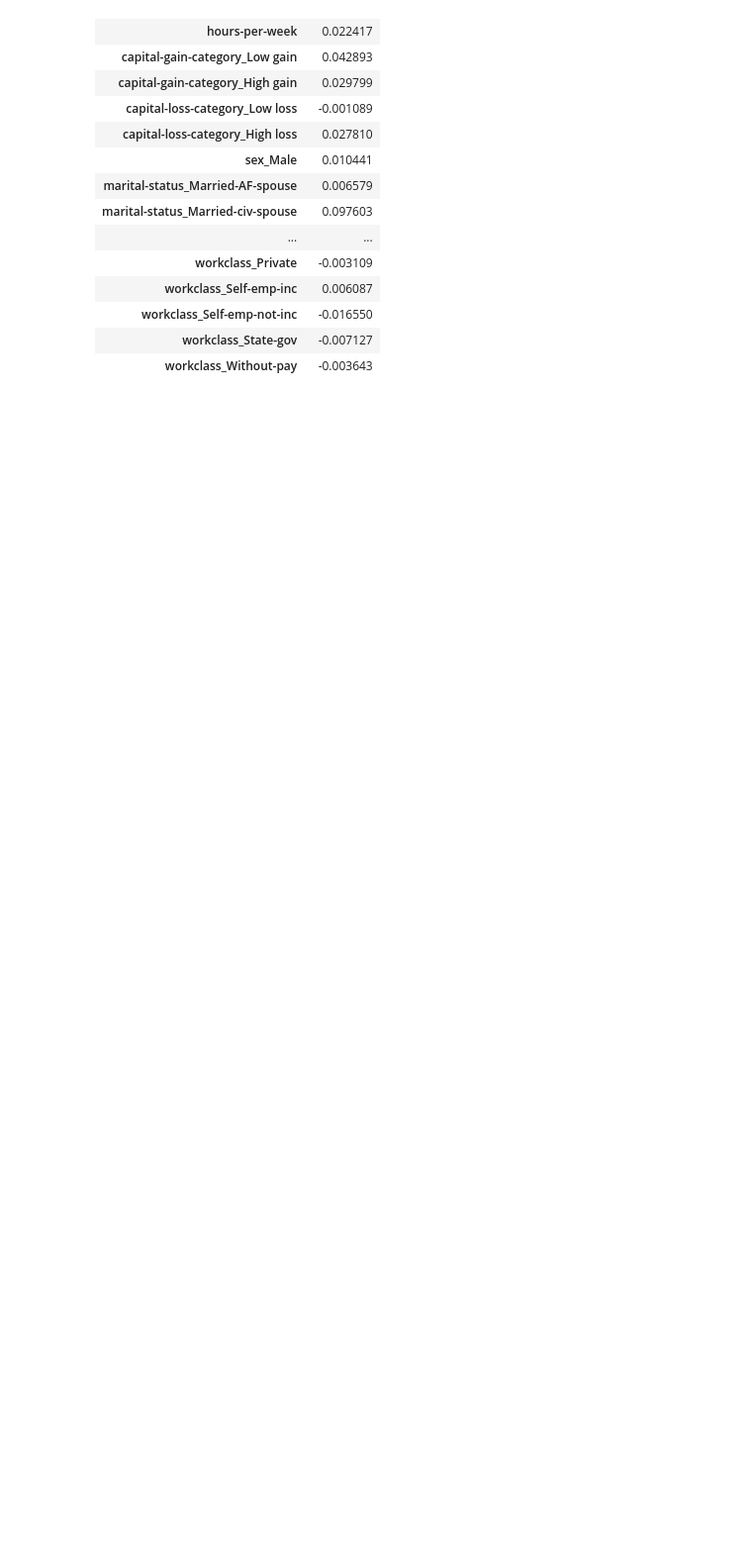
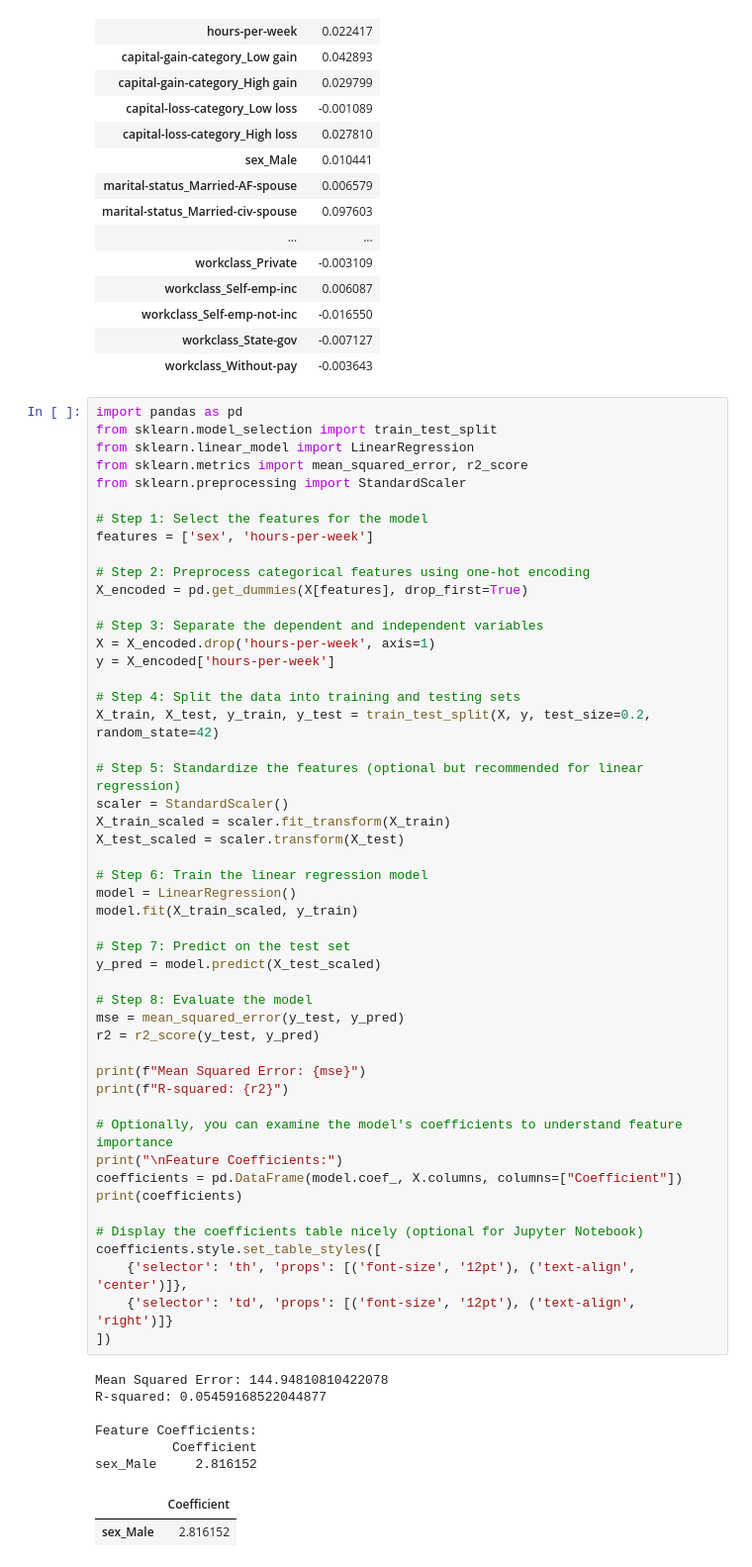
Before and after one commit to saerarawas/AAI614_rawas, a Jupyter notebook: AAI614O_Rawas_Saera_Graded_Assessment_Project1.ipynb, the cells around one changed output. Shown at 99% size. Drawn from its saved outputs; the diff is of its cells as text; blank space fills up the shorter version.

```diff
--- a/AAI614O_Rawas_Saera_Graded_Assessment_Project1.ipynb
+++ b/AAI614O_Rawas_Saera_Graded_Assessment_Project1.ipynb
@@ -840,3 +844,61 @@ Feature Coefficients:
 | workclass_Self-emp-not-inc | -0.016550 |
 | workclass_State-gov | -0.007127 |
 | workclass_Without-pay | -0.003643 |
+# %%
+import pandas as pd
+from sklearn.model_selection import train_test_split
+from sklearn.linear_model import LinearRegression
+from sklearn.metrics import mean_squared_error, r2_score
+from sklearn.preprocessing import StandardScaler
+
+# Step 1: Select the features for the model
+features = ['sex', 'hours-per-week']
+
+# Step 2: Preprocess categorical features using one-hot encoding
+X_encoded = pd.get_dummies(X[features], drop_first=True)
+
+# Step 3: Separate the dependent and independent variables
+X = X_encoded.drop('hours-per-week', axis=1)
+y = X_encoded['hours-per-week']
+
+# Step 4: Split the data into training and testing sets
+X_train, X_test, y_train, y_test = train_test_split(X, y, test_size=0.2, random_state=42)
+
+# Step 5: Standardize the features (optional but recommended for linear regression)
+scaler = StandardScaler()
+X_train_scaled = scaler.fit_transform(X_train)
+X_test_scaled = scaler.transform(X_test)
+
+# Step 6: Train the linear regression model
+model = LinearRegression()
+model.fit(X_train_scaled, y_train)
+
+# Step 7: Predict on the test set
+y_pred = model.predict(X_test_scaled)
+
+# Step 8: Evaluate the model
+mse = mean_squared_error(y_test, y_pred)
+r2 = r2_score(y_test, y_pred)
+
+print(f"Mean Squared Error: {mse}")
+print(f"R-squared: {r2}")
+
+# Optionally, you can examine the model's coefficients to understand feature importance
+print("\nFeature Coefficients:")
+coefficients = pd.DataFrame(model.coef_, X.columns, columns=["Coefficient"])
+print(coefficients)
+
+# Display the coefficients table nicely (optional for Jupyter Notebook)
+coefficients.style.set_table_styles([
+    {'selector': 'th', 'props': [('font-size', '12pt'), ('text-align', 'center')]},
+    {'selector': 'td', 'props': [('font-size', '12pt'), ('text-align', 'right')]}
+])
+# %% [output]
+Mean Squared Error: 144.94810810422078
+R-squared: 0.05459168522044877
+
+Feature Coefficients:
+          Coefficient
+sex_Male     2.816152
+|  | Coefficient |
+| sex_Male | 2.816152 |
```
Also changed, not shown: parts of 1 cell of this notebook.
